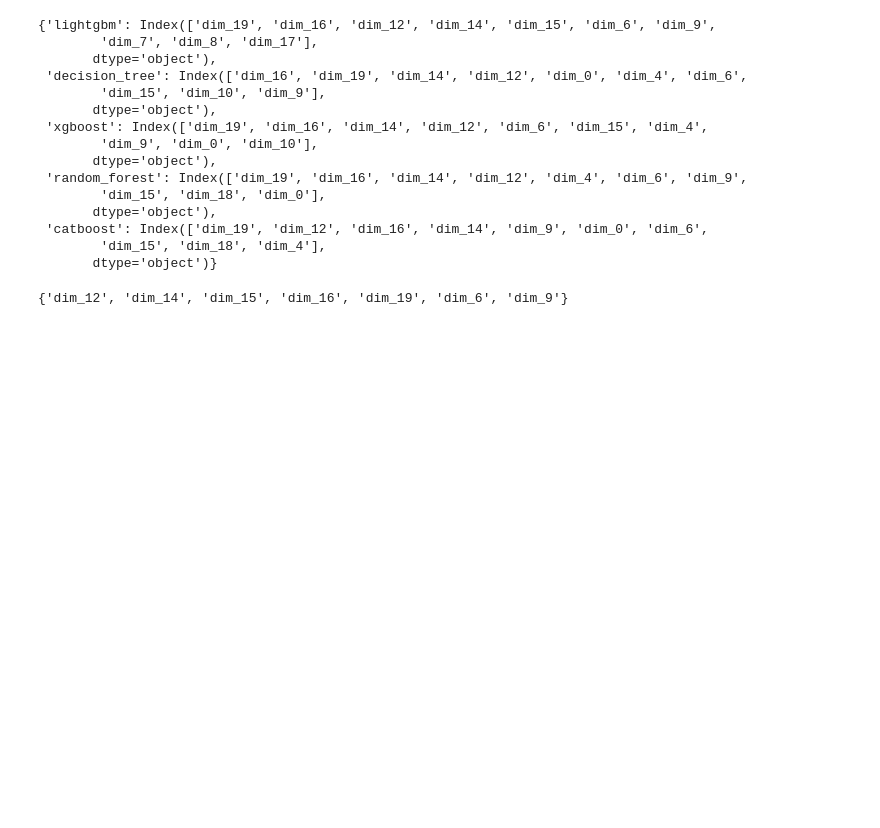
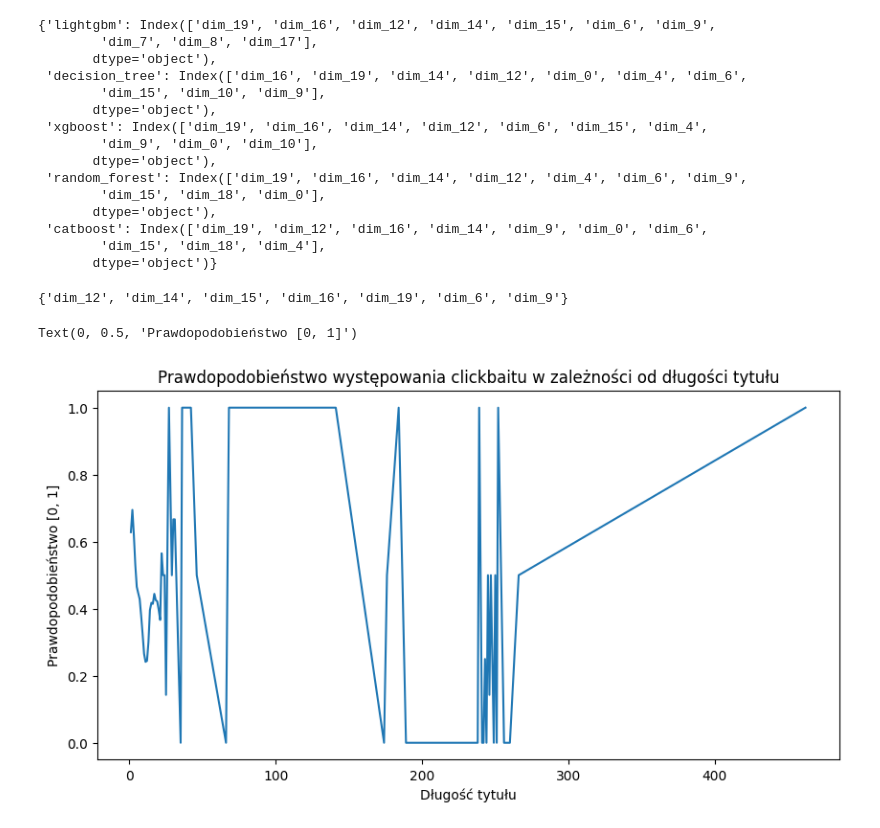
Before and after one commit to amajczyk/ClickbaitDetector, a Jupyter notebook: modelling/feature_sel.ipynb, the cells around one changed output. Drawn from its saved outputs; the diff is of its cells as text; code cells hidden in the pictures; blank space fills up the shorter version.

```diff
--- a/modelling/feature_sel.ipynb
+++ b/modelling/feature_sel.ipynb
@@ -188,3 +188,14 @@ worst_performing_dimensions_intersection
 # save which dimensions to remove to file
 with open('predictive_models/worst_performing_dimensions_intersection.pkl', 'wb') as f:
     pickle.dump(worst_performing_dimensions_intersection, f)
+# %%
+# do we want title length as a feature?
+df['title_length'] = df['title'].apply(lambda x: len(x))
+
+df.groupby('title_length')['is_clickbait'].mean().plot( figsize=(10, 5))
+plt.title('Prawdopodobieństwo występowania clickbaitu w zależności od długości tytułu')
+plt.xlabel('Długość tytułu')
+plt.ylabel('Prawdopodobieństwo [0, 1]')
+# %% [output]
+Text(0, 0.5, 'Prawdopodobieństwo [0, 1]')
+[figure, added]
```
Also changed, not shown: parts of 1 cell of this notebook, 8 other files.
